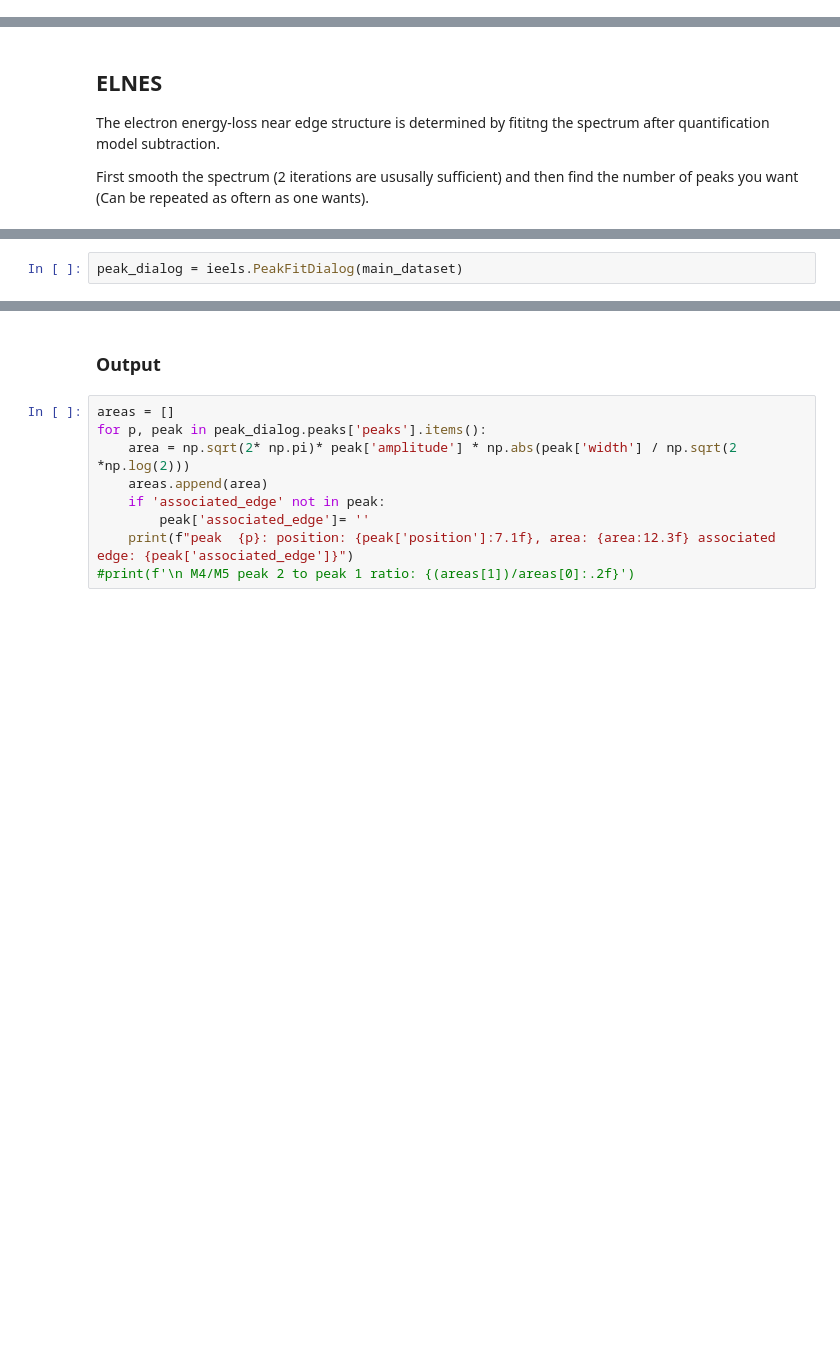
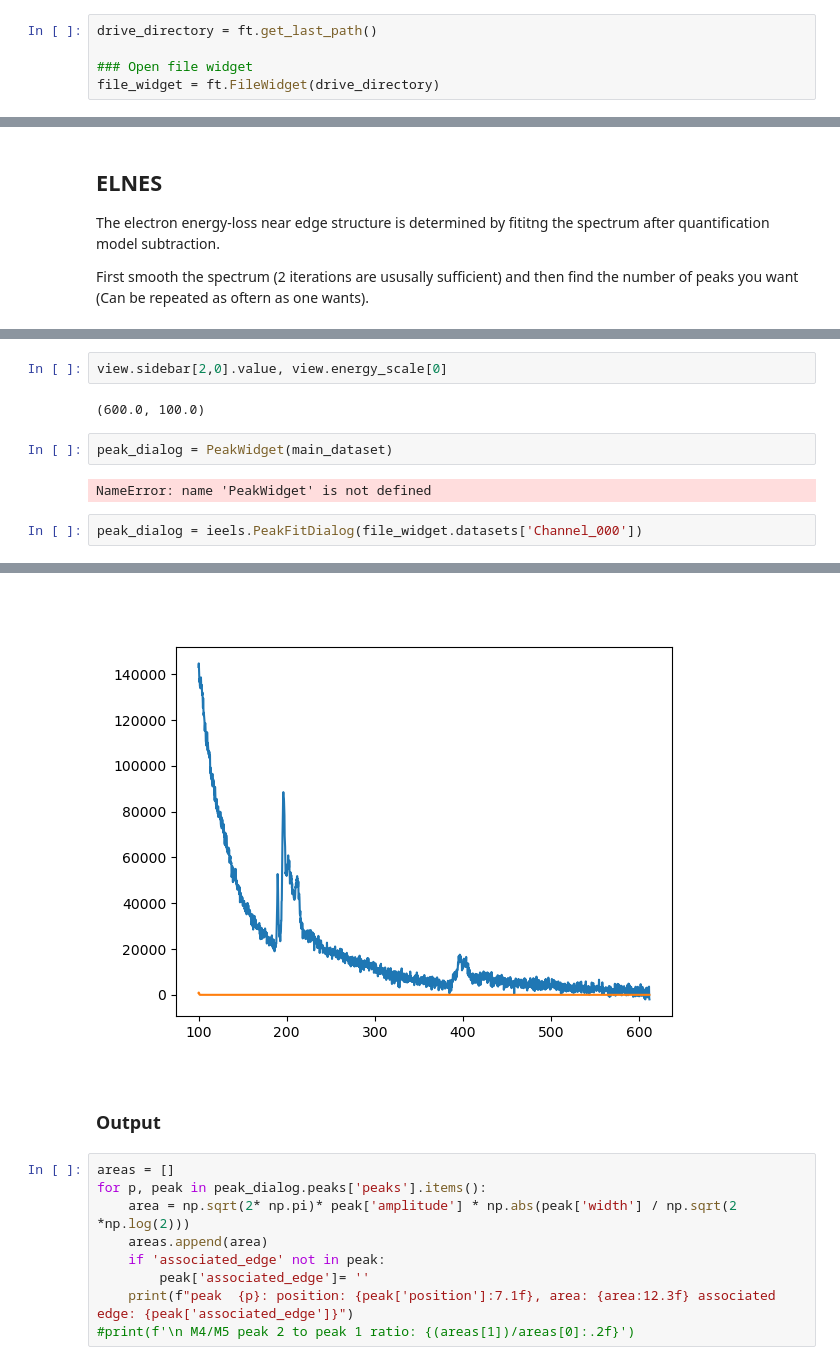
Before and after one commit to gduscher/MSE672-Introduction-to-TEM, a Jupyter notebook: Spectroscopy/CH4_09-Analyse_Core_Loss.ipynb, the cells around one changed output, grey strips where cells are left out. Drawn from its saved outputs; the diff is of its cells as text; blank space fills up the shorter version.

```diff
--- a/Spectroscopy/CH4_09-Analyse_Core_Loss.ipynb
+++ b/Spectroscopy/CH4_09-Analyse_Core_Loss.ipynb
@@ -114,0 +105,5 @@ SciFiReaders.__version__
+# %%
+drive_directory = ft.get_last_path()
+
+### Open file widget
+file_widget = ft.FileWidget(drive_directory)
@@ -238,3 +1618,11 @@ find the number of peaks you want (Can be repeated as oftern as one wants).
+# %%
+view.sidebar[2,0].value, view.energy_scale[0]
+# %% [output]
+(600.0, 100.0)
+# %%
+peak_dialog = PeakWidget(main_dataset)
+# %% [output]
+NameError: name 'PeakWidget' is not defined
 # %%
-peak_dialog = ieels.PeakFitDialog(main_dataset)
+peak_dialog = ieels.PeakFitDialog(file_widget.datasets['Channel_000'])
 # %% [output]
@@ -243,3 +1629,4 @@ peak_dialog = ieels.PeakFitDialog(main_dataset)
+[figure, added]
 # %% [markdown]
 ### Output
 # %%
```
Also changed, not shown: parts of 42 cells of this notebook, 16 other files.
